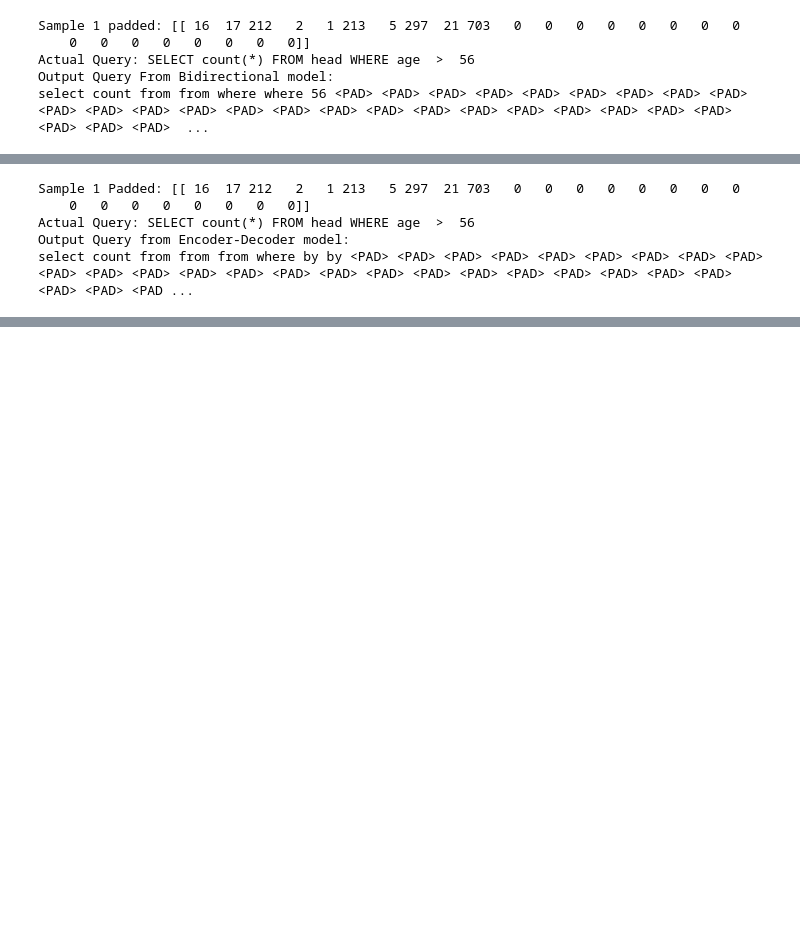
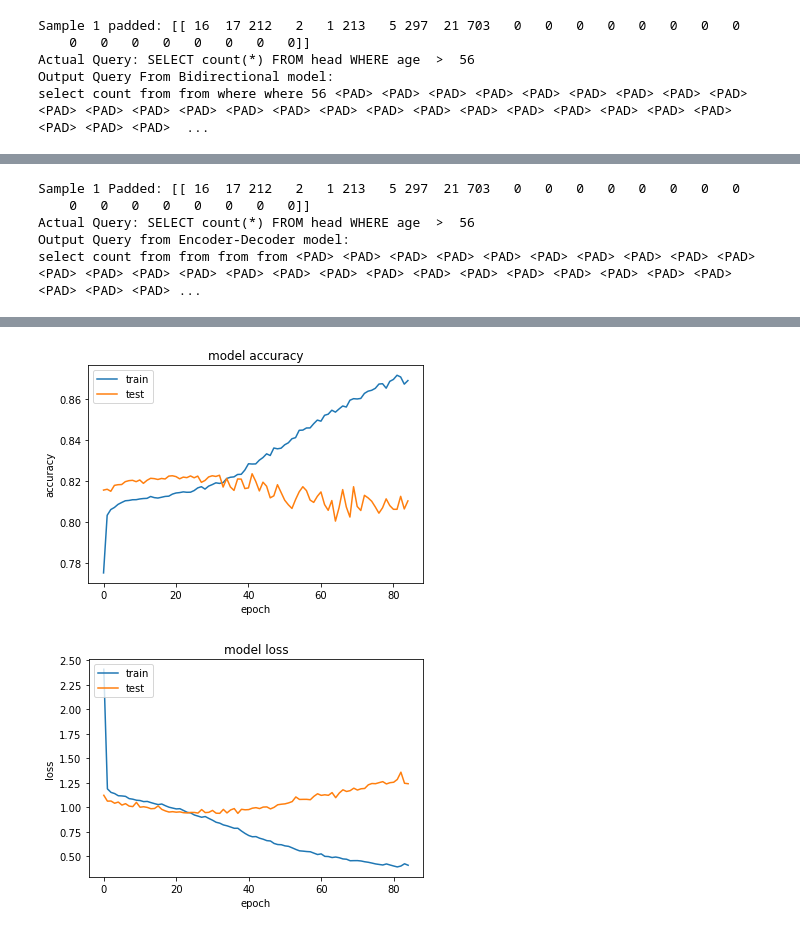
Before and after one commit to golfn123/CE888Project, a Jupyter notebook: seq2seq/main.ipynb, the cells around one changed output, grey strips where cells are left out. Drawn from its saved outputs; the diff is of its cells as text; code cells hidden in the pictures; blank space fills up the shorter version.

```diff
--- a/seq2seq/main.ipynb
+++ b/seq2seq/main.ipynb
@@ -470,5 +590,5 @@ select count from from where where 56 <PAD> <PAD> <PAD> <PAD> <PAD> <PAD> <PAD>
 # %%
-#Tranlation from Encoder-Decoder model.
+#Tranlation from Encoder-Decoder model 2.
 y_id_to_word = {value: key for key, value in y_tk.word_index.items()}
 y_id_to_word[0] = '<PAD>'
 
@@ -478,7 +598,7 @@ sentence = pad_sequences([sentence], maxlen=x_train.shape[-1], padding='post')
 sentences = np.array([sentence[0], x_train[0]])
 tmp_x = pad(sentences, y_train.shape[1])
 tmp_x = tmp_x.reshape((-1, y_train.shape[-2], 1))
-predictions = ed_rnn_model.predict(tmp_x, len(tmp_x))
+predictions = ed_rnn_model_2.predict(tmp_x, len(tmp_x))
 print('Sample 1 Padded:',sentence)
 print('Actual Query:', output_selected[0] )
 print('Output Query from Encoder-Decoder model:')
@@ -488,4 +608,70 @@ Sample 1 Padded: [[ 16  17 212   2   1 213   5 297  21 703   0   0   0   0   0
     0   0   0   0   0   0   0   0]]
 Actual Query: SELECT count(*) FROM head WHERE age  >  56
 Output Query from Encoder-Decoder model:
-select count from from from where by by <PAD> <PAD> <PAD> <PAD> <PAD> <PAD> <PAD> <PAD> <PAD> <PAD> <PAD> <PAD> <PAD> <PAD> <PAD> <PAD> <PAD> <PAD> <PAD> <PAD> <PAD> <PAD> <PAD> <PAD> <PAD> <PAD> <PAD ...
+select count from from from from <PAD> <PAD> <PAD> <PAD> <PAD> <PAD> <PAD> <PAD> <PAD> <PAD> <PAD> <PAD> <PAD> <PAD> <PAD> <PAD> <PAD> <PAD> <PAD> <PAD> <PAD> <PAD> <PAD> <PAD> <PAD> <PAD> <PAD> <PAD> ...
+# %%
+#Bidirectional RNN
+#Change parameters to observe the changes in performance
+#Add early stopping criteria
+from keras.layers import Bidirectional
+from keras.layers import Dropout
+def bd_model(input_shape, output_sequence_length, input_vocab_size, output_vocab_size):
+    """
+    Build and train a bidirectional RNN model on x and y
+    :param input_shape: Tuple of input shape
+    :param output_sequence_length: Length of output sequence
+    :param input_vocab_size: Number of unique input words in the dataset
+    :param output_vocab_size: Number of unique output words in the dataset
+    :return: Keras model built, but not trained
+    """
+
+    learning_rate = 0.001
+    model = Sequential()
+    model.add(Bidirectional(GRU(256, return_sequences=True), input_shape=input_shape[1:]))
+    model.add(Dropout(0.4))
+    model.add(Bidirectional(GRU(256, return_sequences=True)))
+    model.add(Dropout(0.4))
+    model.add(TimeDistributed(Dense(512, activation='relu')))
+    model.add(Dropout(0.4))
+    model.add(TimeDistributed(Dense(output_vocab_size, activation='softmax')))
+
+
+    model.compile(loss=sparse_categorical_crossentropy,
+                  optimizer=Adam(learning_rate),
+                  metrics=['accuracy'])
+
+
+    return model
+
+callback_loss = tf.keras.callbacks.EarlyStopping(monitor='loss', patience=3) #set up early stop criteria
+# Train and Print prediction(s)
+tmp_x = pad(x_train, y_train.shape[1])
+tmp_x = tmp_x.reshape((-1, y_train.shape[-2], 1))
+x_val_processed = pad(x_val, y_val.shape[1])
+x_val_processed = x_val_processed.reshape((-1, y_val.shape[-2], 1))
+
+# Train and Print prediction(s)
+bd_rnn_model_2 = bd_model(tmp_x.shape, y_train.shape[1], x_vocab_size+1, y_vocab_size+1)
+bd_rnn_model_2.summary()
+
+history_bd_2 = bd_rnn_model_2.fit(tmp_x, y_train, batch_size=20, epochs=100, validation_data=(x_val_processed, y_val),callbacks=[callback_loss])
+print(history_bd_2.history.keys())
+print(history_bd_2.history.keys())
+# summarize history for accuracy
+plt.plot(history_bd_2.history['accuracy'])
+plt.plot(history_bd_2.history['val_accuracy'])
+plt.title('model accuracy')
+plt.ylabel('accuracy')
+plt.xlabel('epoch')
+plt.legend(['train', 'test'], loc='upper left')
+plt.show()
+
+# summarize history for loss
+plt.plot(history_bd_2.history['loss'])
+plt.plot(history_bd_2.history['val_loss'])
+plt.title('model loss')
+plt.ylabel('loss')
+plt.xlabel('epoch')
+plt.legend(['train', 'test'], loc='upper left')
+plt.show()
+# %% [output]
@@ -491,0 +695,2 @@ select count from from from where by by <PAD> <PAD> <PAD> <PAD> <PAD> <PAD> <PAD
+[figure, added]
+[figure, added]
```
Also changed, not shown: parts of 11 cells of this notebook.
